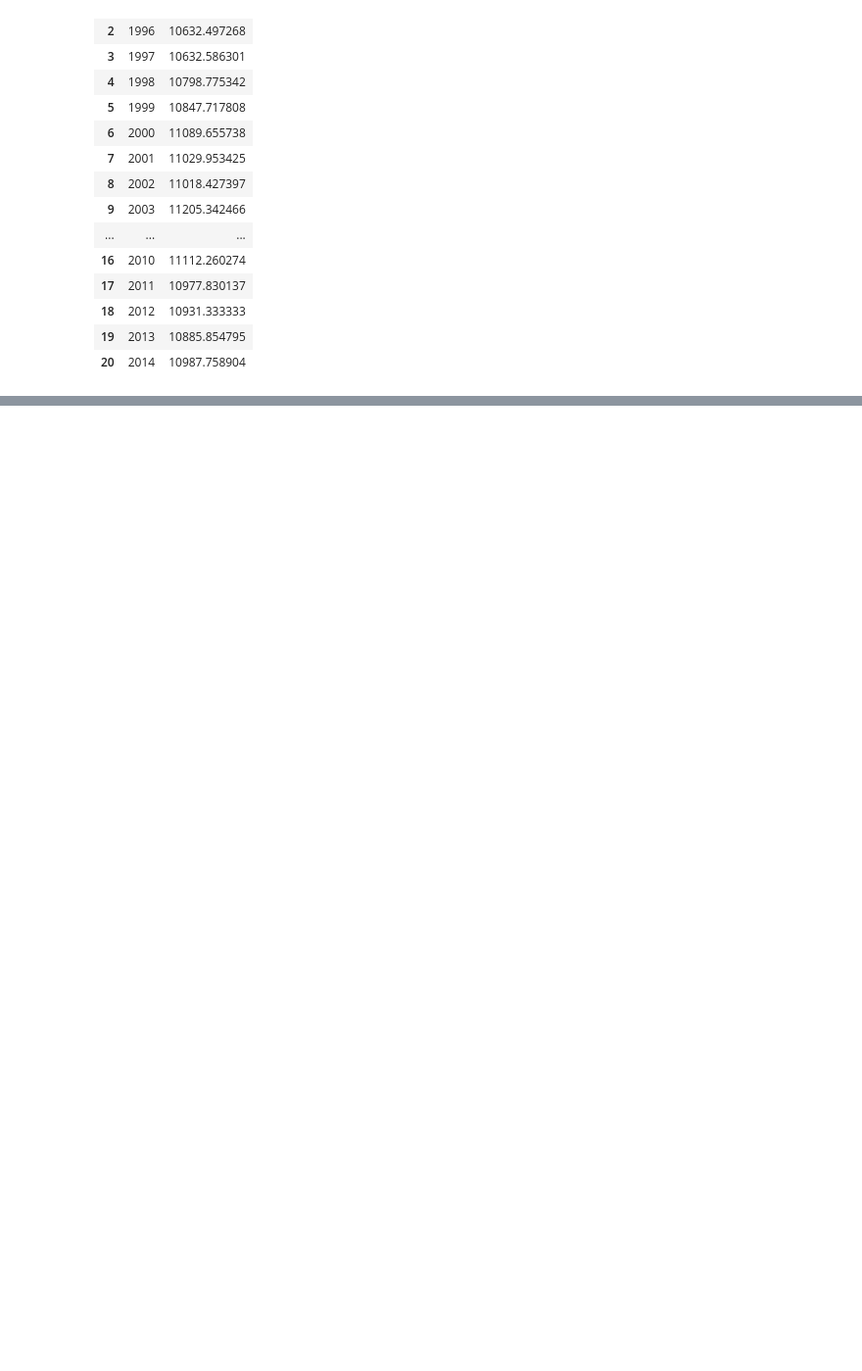
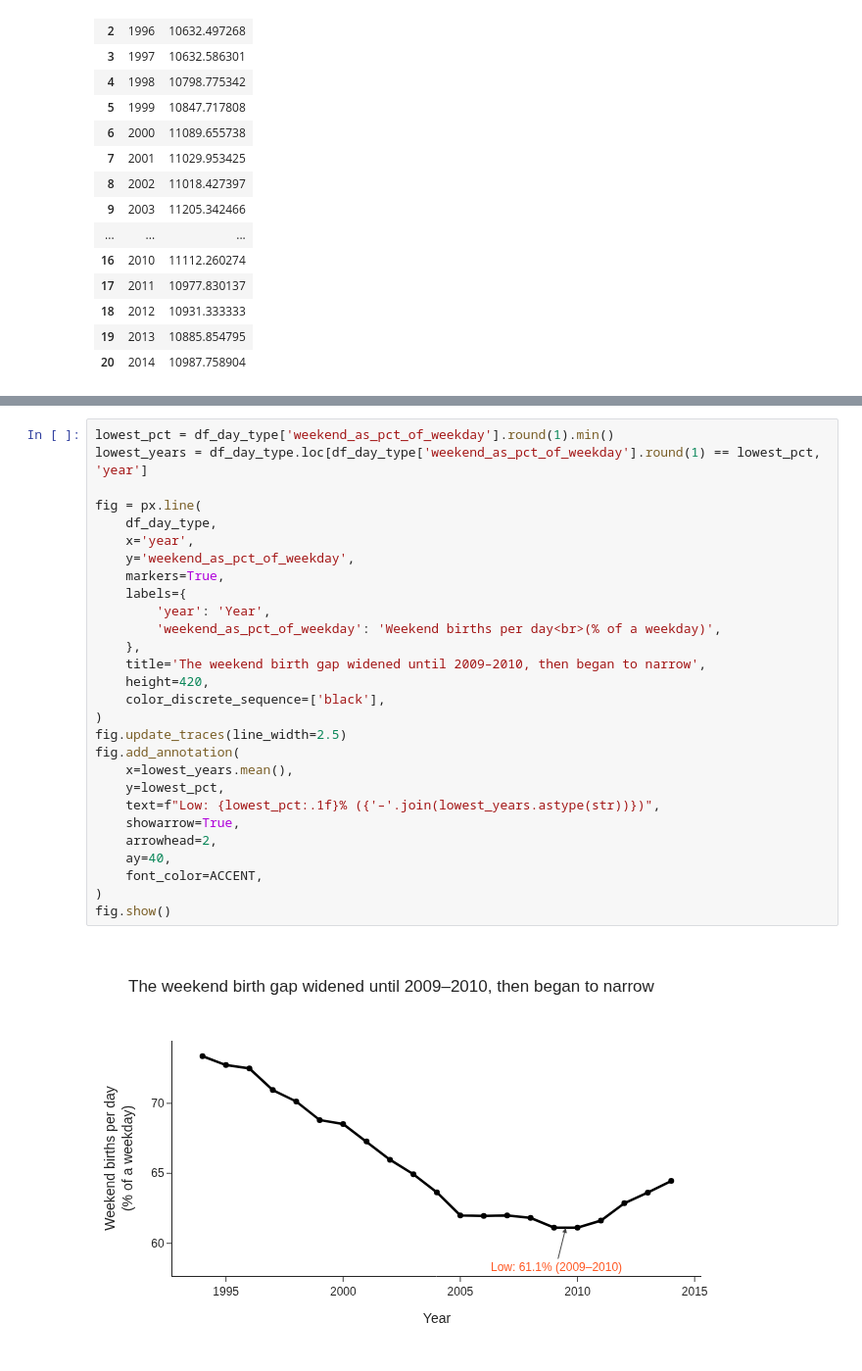
Before and after one commit to subwaymatch/analytics-case-development, a Jupyter notebook: us-births/us-births.ipynb, the cells around one changed output, grey strips where cells are left out. Shown at 98% size. Saved outputs shown, nothing was run; the diff lists cells and outputs as text; blank space fills up the shorter version.

```diff
--- a/us-births/us-births.ipynb
+++ b/us-births/us-births.ipynb
@@ -185,0 +323,30 @@ fig.show()
+# %%
+lowest_pct = df_day_type['weekend_as_pct_of_weekday'].round(1).min()
+lowest_years = df_day_type.loc[df_day_type['weekend_as_pct_of_weekday'].round(1) == lowest_pct, 'year']
+
+fig = px.line(
+    df_day_type,
+    x='year',
+    y='weekend_as_pct_of_weekday',
+    markers=True,
+    labels={
+        'year': 'Year',
+        'weekend_as_pct_of_weekday': 'Weekend births per day<br>(% of a weekday)',
+    },
+    title='The weekend birth gap widened until 2009–2010, then began to narrow',
+    height=420,
+    color_discrete_sequence=['black'],
+)
+fig.update_traces(line_width=2.5)
+fig.add_annotation(
+    x=lowest_years.mean(),
+    y=lowest_pct,
+    text=f"Low: {lowest_pct:.1f}% ({'–'.join(lowest_years.astype(str))})",
+    showarrow=True,
+    arrowhead=2,
+    ay=40,
+    font_color=ACCENT,
+)
+fig.show()
+# %% [output]
+[figure, added]
```
Also changed, not shown: parts of 66 cells of this notebook.
